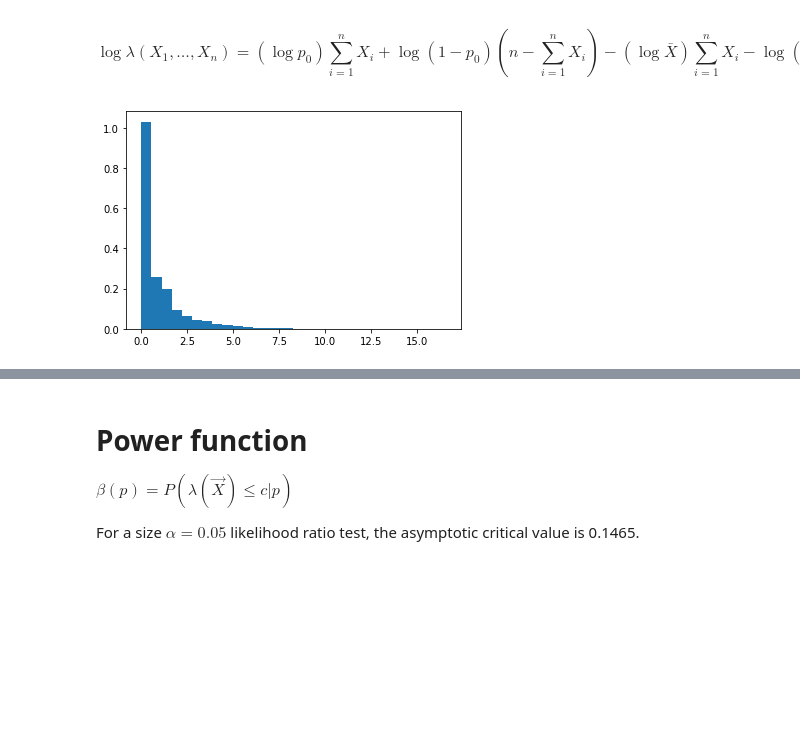
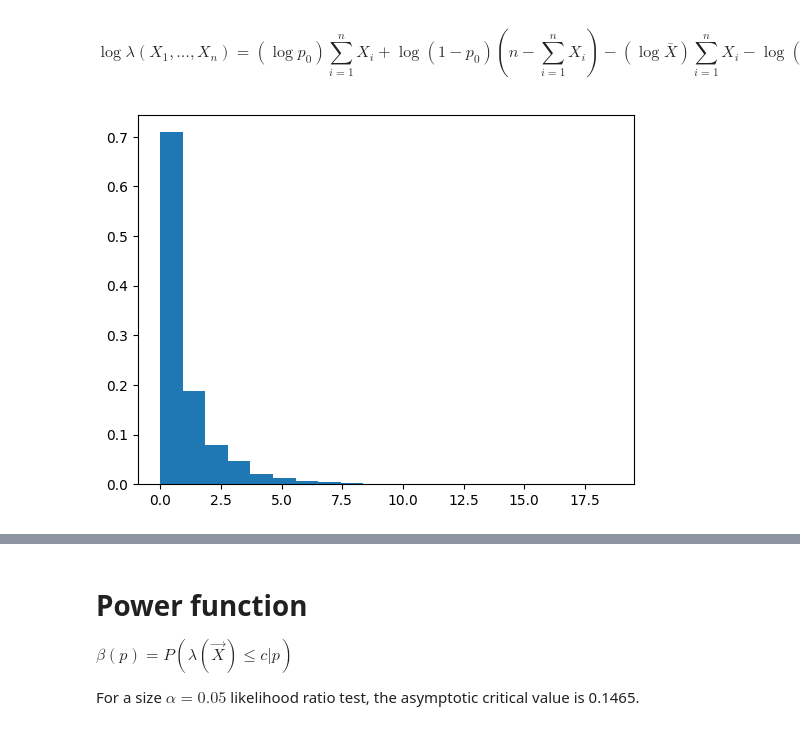
Before and after one commit to khaichiong/meco7312, a Jupyter notebook: L11_Likelihood_Ratio_Test.ipynb, the cells around one changed output, grey strips where cells are left out. Saved outputs shown, nothing was run; the diff lists cells and outputs as text; code cells hidden in the pictures; blank space fills up the shorter version.

```diff
--- a/L11_Likelihood_Ratio_Test.ipynb
+++ b/L11_Likelihood_Ratio_Test.ipynb
@@ -23,7 +23,7 @@ The sample mean is $\bar{X} = \frac{1}{n} \sum_{i=1}^{n} X_{i}$.
 # %%
 #Data-generating process under the null hypothesis
 p0 = 0.4 #null hypothesis
-n = 500 #sample size
+n = 200 #sample size
 s = 10000 #number of simulations
 x = np.random.binomial(1,p0,(n,s))
 # %% [markdown]
@@ -31,16 +31,21 @@ $$
 \log \lambda(X_{1},\dots,X_{n}) = (\log p_{0})\sum_{i=1}^{n}X_{i} + \log (1-p_{0})(n-\sum_{i=1}^{n}X_{i}) - (\log \bar{X})\sum_{i=1}^{n}X_{i}  - \log (1-\bar{X})(n-\sum_{i=1}^{n}X_{i})
 $$
 # %%
-#Log of likelihood ratio test statistic
-sample_sum = np.sum(x,axis=0) #summing across observations within an experiment
-sample_mean = np.mean(x,axis=0) #mean across observations within an experiment
-lrt = np.log(p0)*sample_sum  + np.log(1-p0)*(n-sample_sum) - np.log(sample_mean)*sample_sum  - np.log(1-sample_mean)*(n-sample_sum)
+#Log likelihood ratio test statistic
+def likelihood_ratio(x,p0):
+    #p0 is the null hypothesis
+    sample_sum = np.sum(x,axis=0) #summing across observations within an experiment
+    sample_mean = np.mean(x,axis=0) #mean across observations within an experiment
+    lrt = np.log(p0)*sample_sum  + np.log(1-p0)*(n-sample_sum) - np.log(sample_mean)*sample_sum  - np.log(1-sample_mean)*(n-sample_sum)
+    return lrt
+# %%
+lrt = likelihood_ratio(x,p0)
 # %%
 #Histogram of sampling distribution of -2*log of likelihood ratio test statistic (at null hypothesis)
-plt.hist(-2*lrt,bins = 30,density=True)
+plt.hist(-2*lrt,bins = 20,density=True)
 plt.show()
 # %% [output]
-[figure, old version]
+[figure, new version]
 # %%
 #Compare with chi-squared distribution. Does Wilks' Theorem hold here?
 z = np.arange(0.1,max(-2*lrt),0.01)
```
Also changed, not shown: parts of 11 cells of this notebook.
